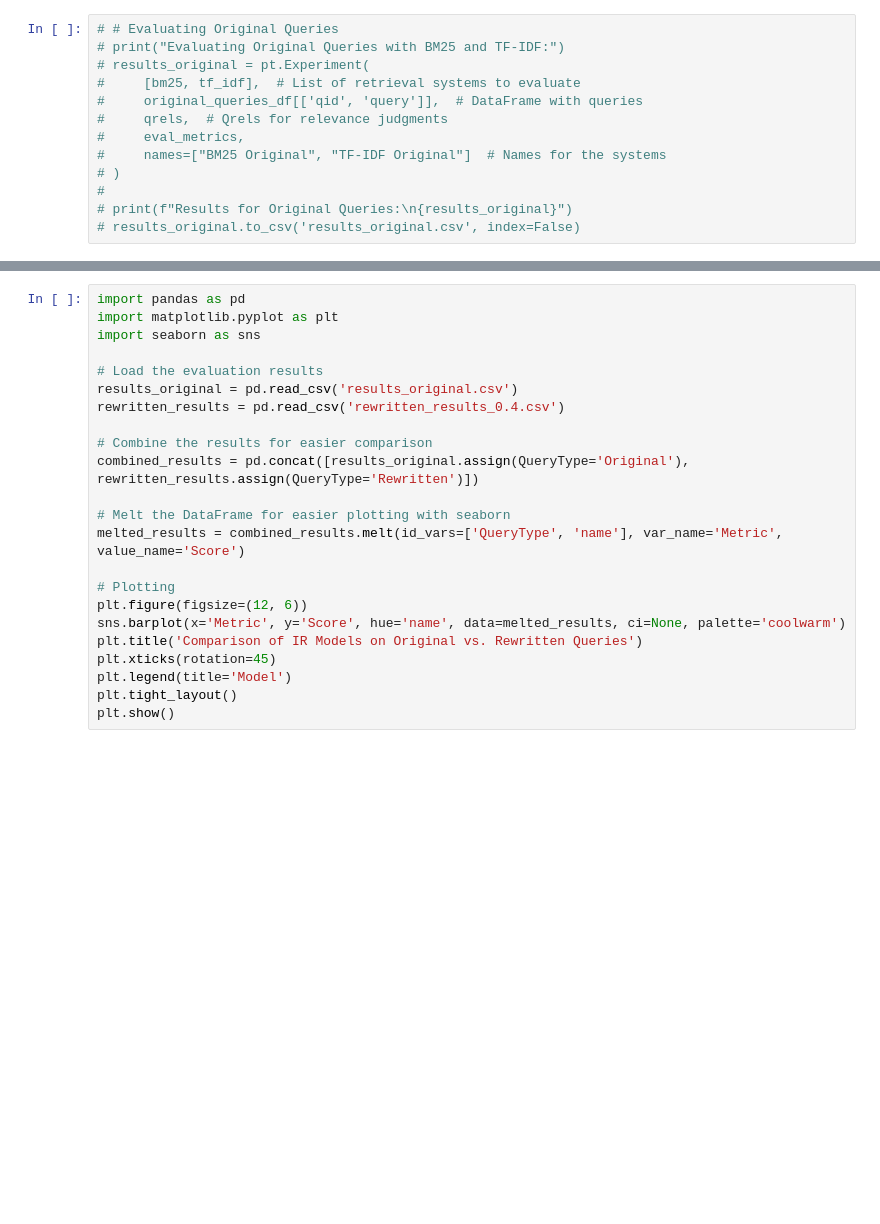
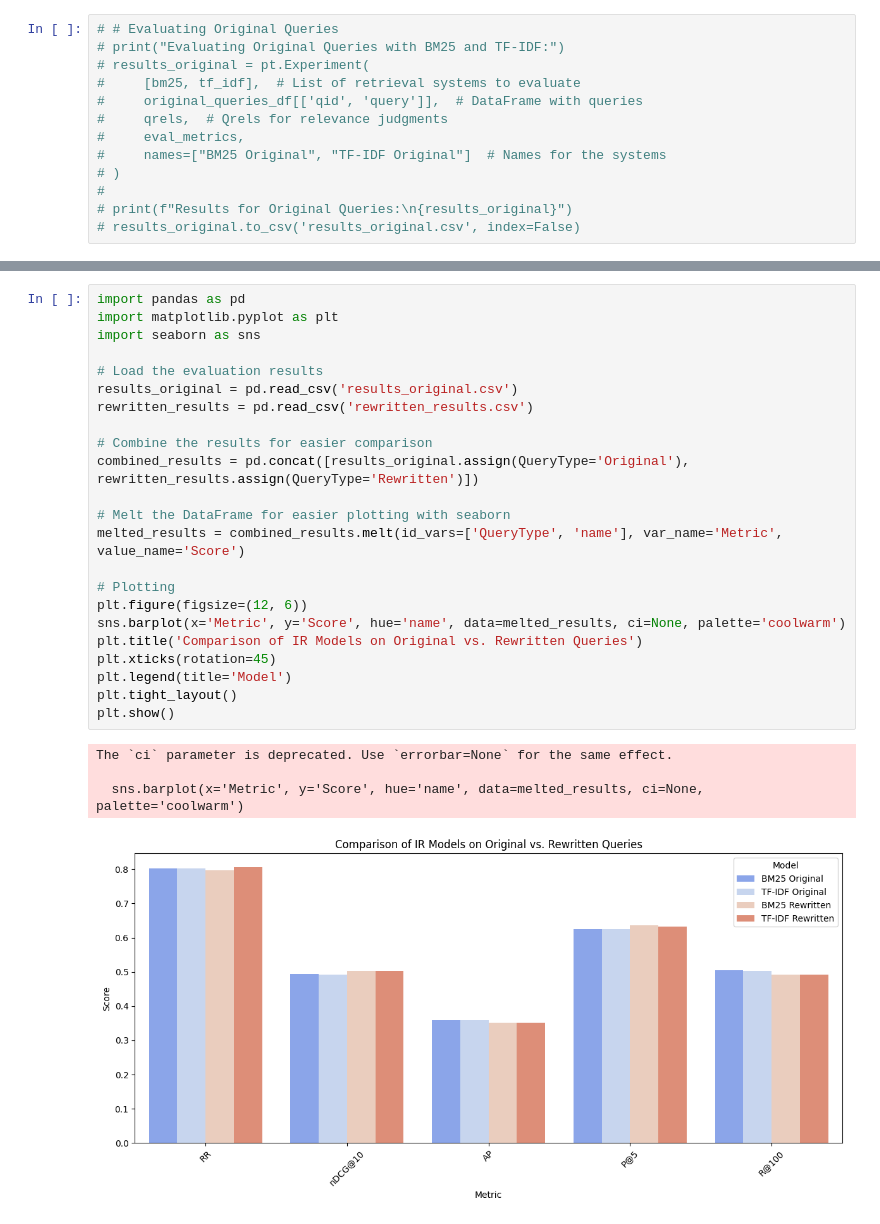
Before and after one commit to zowie128/IR-project, a Jupyter notebook: final_submission_project.ipynb, the cells around one changed output, grey strips where cells are left out. Cells and saved outputs as stored; diff of their text form; blank space fills up the shorter version.

```diff
--- a/final_submission_project.ipynb
+++ b/final_submission_project.ipynb
@@ -333,24 +505,29 @@ simple_results.to_csv('rewritten_results.csv', index=False)
 # %%
 import pandas as pd
 import matplotlib.pyplot as plt
 import seaborn as sns
 
 # Load the evaluation results
 results_original = pd.read_csv('results_original.csv')
-rewritten_results = pd.read_csv('rewritten_results_0.4.csv')
+rewritten_results = pd.read_csv('rewritten_results.csv')
 
 # Combine the results for easier comparison
 combined_results = pd.concat([results_original.assign(QueryType='Original'), rewritten_results.assign(QueryType='Rewritten')])
 
 # Melt the DataFrame for easier plotting with seaborn
 melted_results = combined_results.melt(id_vars=['QueryType', 'name'], var_name='Metric', value_name='Score')
 
 # Plotting
 plt.figure(figsize=(12, 6))
 sns.barplot(x='Metric', y='Score', hue='name', data=melted_results, ci=None, palette='coolwarm')
 plt.title('Comparison of IR Models on Original vs. Rewritten Queries')
 plt.xticks(rotation=45)
 plt.legend(title='Model')
 plt.tight_layout()
 plt.show()
+# %% [output]
+The `ci` parameter is deprecated. Use `errorbar=None` for the same effect.
+
+  sns.barplot(x='Metric', y='Score', hue='name', data=melted_results, ci=None, palette='coolwarm')
+[figure, added]
 # %%
```
Also changed, not shown: parts of 15 cells of this notebook.
